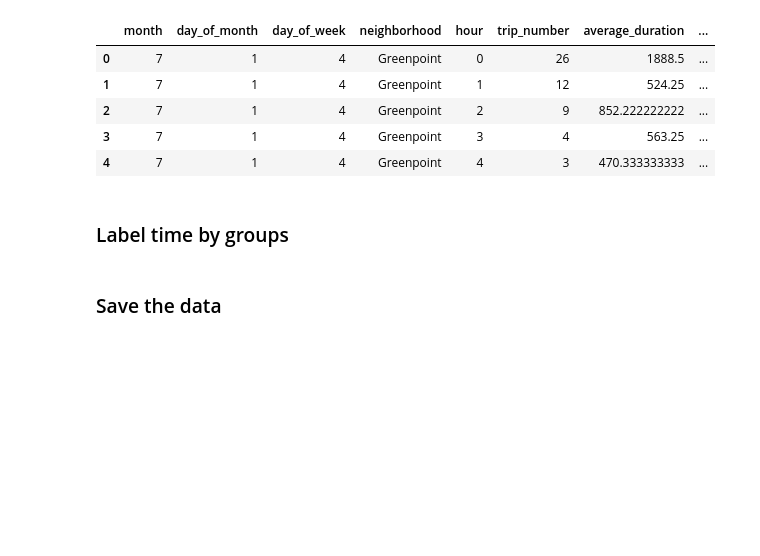
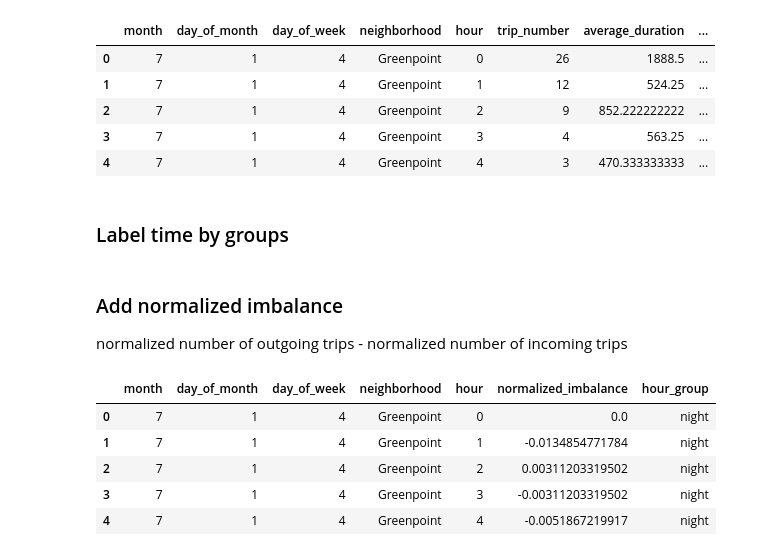
Before and after one commit to JY2014/Citi_BikeShare, a Jupyter notebook: Data Cleaning.ipynb, the cells around one changed output. Cells and saved outputs as stored; diff of their text form; code cells hidden in the pictures; blank space fills up the shorter version.

Commit message:
add normalized imbalance

```diff
--- a/Data Cleaning.ipynb
+++ b/Data Cleaning.ipynb
@@ -340,6 +340,4 @@ hour_group = np.asarray(hour_group).reshape((len(hours), 1))
 
 # combined with the organized data
 df_data_organized['hour_group'] = hour_group
-# %% [markdown]
-### Save the data ###
 # %%
@@ -346 +345,4 @@ df_data_organized['hour_group'] = hour_group
 df_data_organized.to_csv("organized_data.csv", sep = ',')
+# %% [markdown]
+### Add normalized imbalance ###
+normalized number of outgoing trips - normalized number of incoming trips
@@ -346,0 +398,25 @@ df_data_organized.to_csv("organized_data.csv", sep = ',')
+# %%
+# convert to dataframe
+df_data_organized_2 = pd.DataFrame(data_organized_2[1:, :], columns= data_organized_2[0, :])
+
+# add hour group
+hours = df_data_organized_2['hour'].values.astype(int)
+hour_group = []
+
+for n in range(len(hours)):
+    group = match(hours[n])
+    hour_group.append(group)
+
+hour_group = np.asarray(hour_group).reshape((len(hours), 1))
+
+# combined with the organized data
+df_data_organized_2['hour_group'] = hour_group
+
+df_data_organized_2.head()
+# %% [output]
+|  | month | day_of_month | day_of_week | neighborhood | hour | normalized_imbalance | hour_group |
+| 0 | 7 | 1 | 4 | Greenpoint | 0 | 0.0 | night |
+| 1 | 7 | 1 | 4 | Greenpoint | 1 | -0.0134854771784 | night |
+| 2 | 7 | 1 | 4 | Greenpoint | 2 | 0.00311203319502 | night |
+| 3 | 7 | 1 | 4 | Greenpoint | 3 | -0.00311203319502 | night |
+| 4 | 7 | 1 | 4 | Greenpoint | 4 | -0.0051867219917 | night |
```
Also changed, not shown: parts of 3 cells of this notebook.
